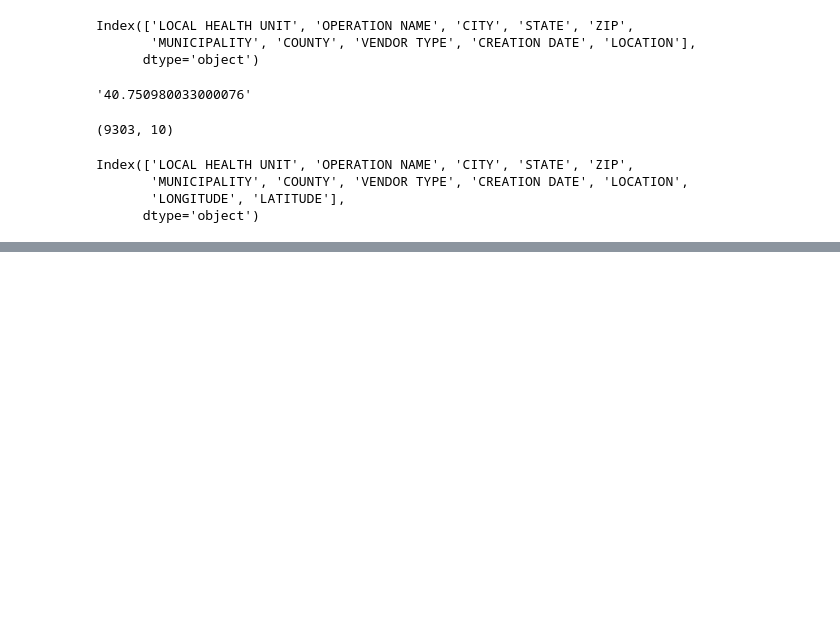
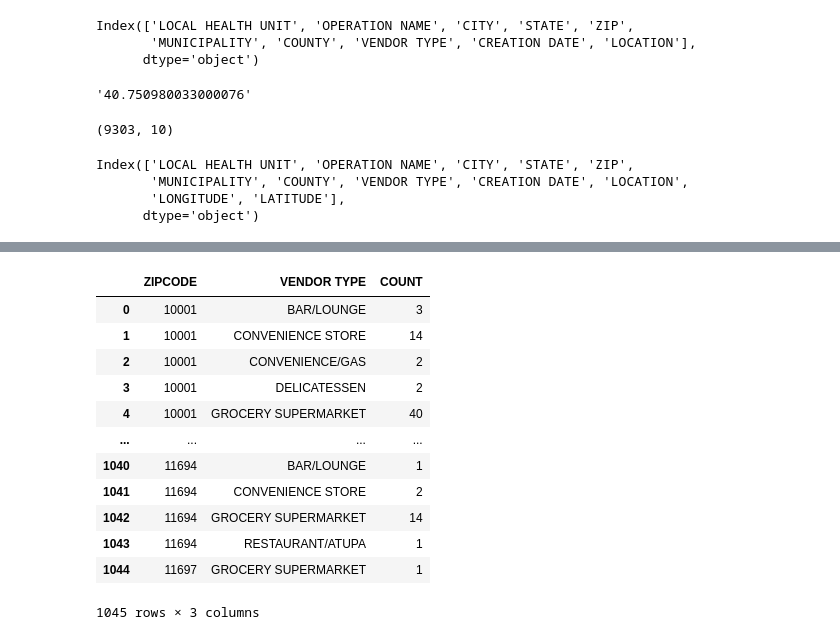
Before and after one commit to ajay1808/CUSP-London-Data-Dive, a Jupyter notebook: Smoke Data.ipynb, the cells around one changed output, grey strips where cells are left out. Saved outputs shown, nothing was run; the diff lists cells and outputs as text; code cells hidden in the pictures; blank space fills up the shorter version.

```diff
--- a/Smoke Data.ipynb
+++ b/Smoke Data.ipynb
@@ -84,0 +153,8 @@ smoke_data.head()
+# %%
+smoke_data1 = gpd.sjoin(geonew.to_crs({'init': 'epsg:2263'}), zips, op='within', how='inner')
+smoke_data1 = smoke_data1.rename(columns={'ZIPCODE_left': 'ZIPCODE'})
+# %%
+sanity = ['ZIPCODE','geometry','VENDOR TYPE']
+smoke_data1=smoke_data1[sanity]
+smoke_data1.reset_index(drop=True,inplace=True)
+smoke_data1.head()
@@ -84,0 +170,17 @@ smoke_data.head()
+# %%
+smoke_data1_grouped = smoke_data1.groupby(['ZIPCODE', 'VENDOR TYPE']).size().reset_index(name='COUNT')
+smoke_data1_grouped
+# %% [output]
+|  | ZIPCODE | VENDOR TYPE | COUNT |
+| 0 | 10001 | BAR/LOUNGE | 3 |
+| 1 | 10001 | CONVENIENCE STORE | 14 |
+| 2 | 10001 | CONVENIENCE/GAS | 2 |
+| 3 | 10001 | DELICATESSEN | 2 |
+| 4 | 10001 | GROCERY SUPERMARKET | 40 |
+| ... | ... | ... | ... |
+| 1040 | 11694 | BAR/LOUNGE | 1 |
+| 1041 | 11694 | CONVENIENCE STORE | 2 |
+| 1042 | 11694 | GROCERY SUPERMARKET | 14 |
+| 1043 | 11694 | RESTAURANT/ATUPA | 1 |
+| 1044 | 11697 | GROCERY SUPERMARKET | 1 |
+1045 rows × 3 columns
```
Also changed, not shown: parts of 14 cells of this notebook.
